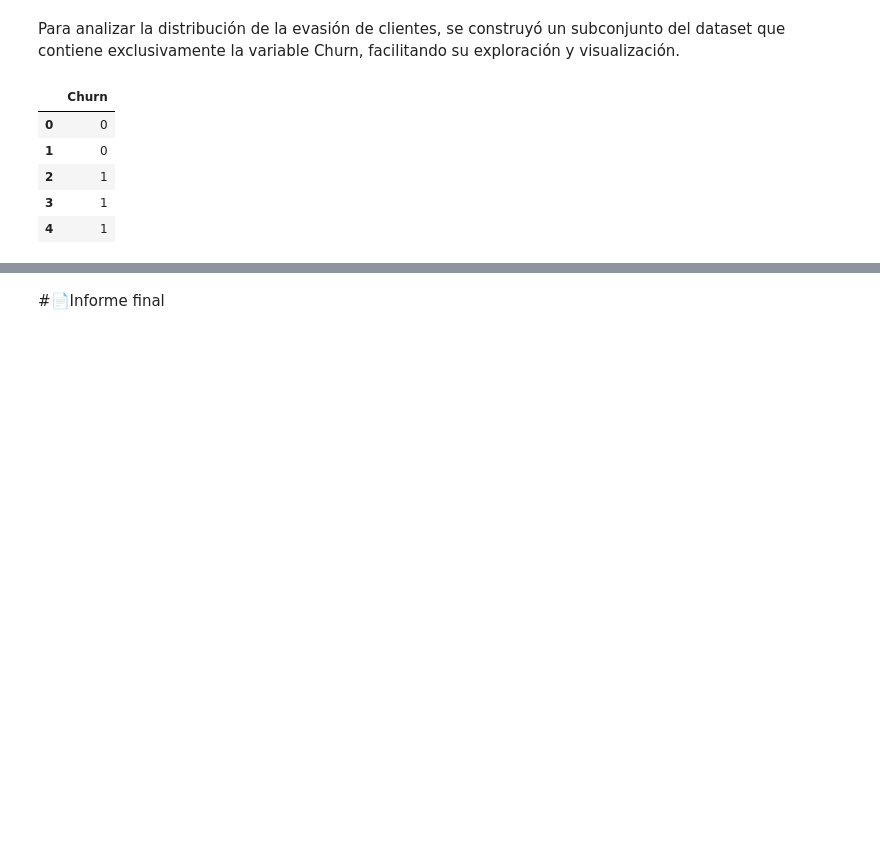
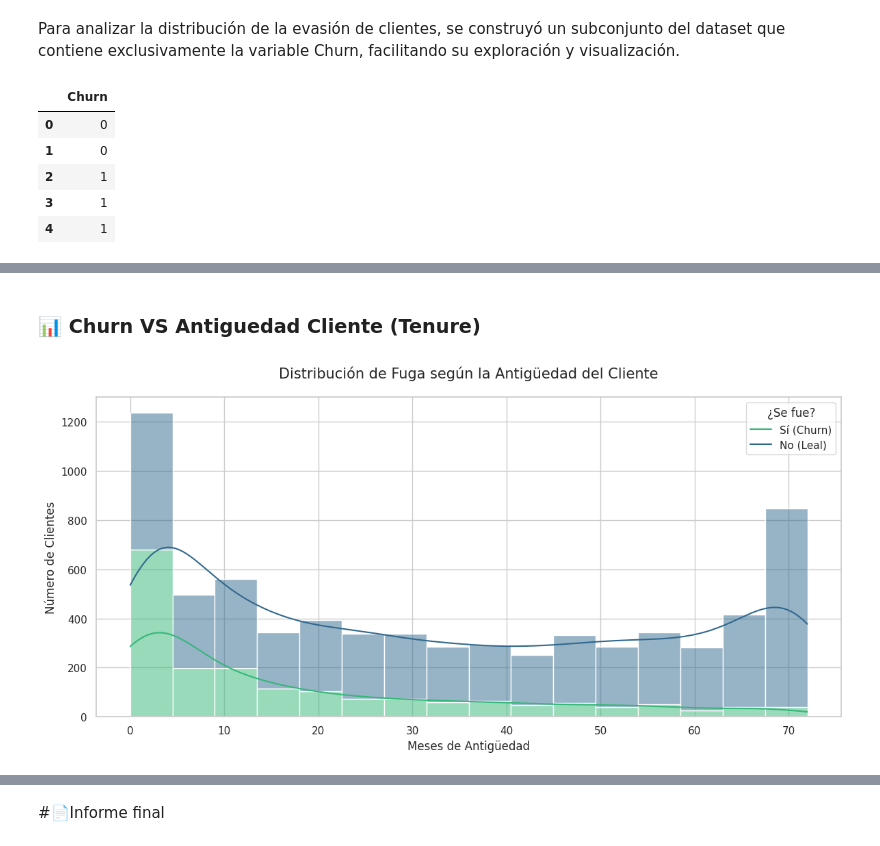
Before and after one commit to DaniGa-Mo/Challenge_TelecomX, a Jupyter notebook: TelecomX_LATAM.ipynb, the cells around one changed output, grey strips where cells are left out. Drawn from its saved outputs; the diff is of its cells as text; code cells hidden in the pictures; blank space fills up the shorter version.

```diff
--- a/TelecomX_LATAM.ipynb
+++ b/TelecomX_LATAM.ipynb
@@ -434,0 +483,26 @@ El gráfico de pizza muestra la distribución de clientes según su estado de ev
+# %% [markdown]
+### 📊 Churn VS Antiguedad Cliente (Tenure)
+# %%
+sns.set_theme(style="whitegrid")
+plt.figure(figsize=(12, 6))
+
+# Utilizamos histplot para ver la distribución de la antigüedad
+ax = sns.histplot(
+    data=df_normalizado,
+    x='customer.tenure', # O el nombre exacto de tu columna de meses/años
+    hue='Churn',
+    multiple="stack",    # Apila las barras para ver el total
+    palette='viridis',
+    kde=True             # Añade una línea de densidad para ver la tendencia
+)
+
+# Personalización
+plt.title('Distribución de Fuga según la Antigüedad del Cliente', fontsize=15, pad=20)
+plt.xlabel('Meses de Antigüedad', fontsize=12)
+plt.ylabel('Número de Clientes', fontsize=12)
+plt.legend(title='¿Se fue?', labels=['Sí (Churn)', 'No (Leal)']) # Invertido por el orden de apilado
+
+plt.tight_layout()
+plt.show()
+# %% [output]
+[figure, added]
```
Also changed, not shown: parts of 33 cells of this notebook.
